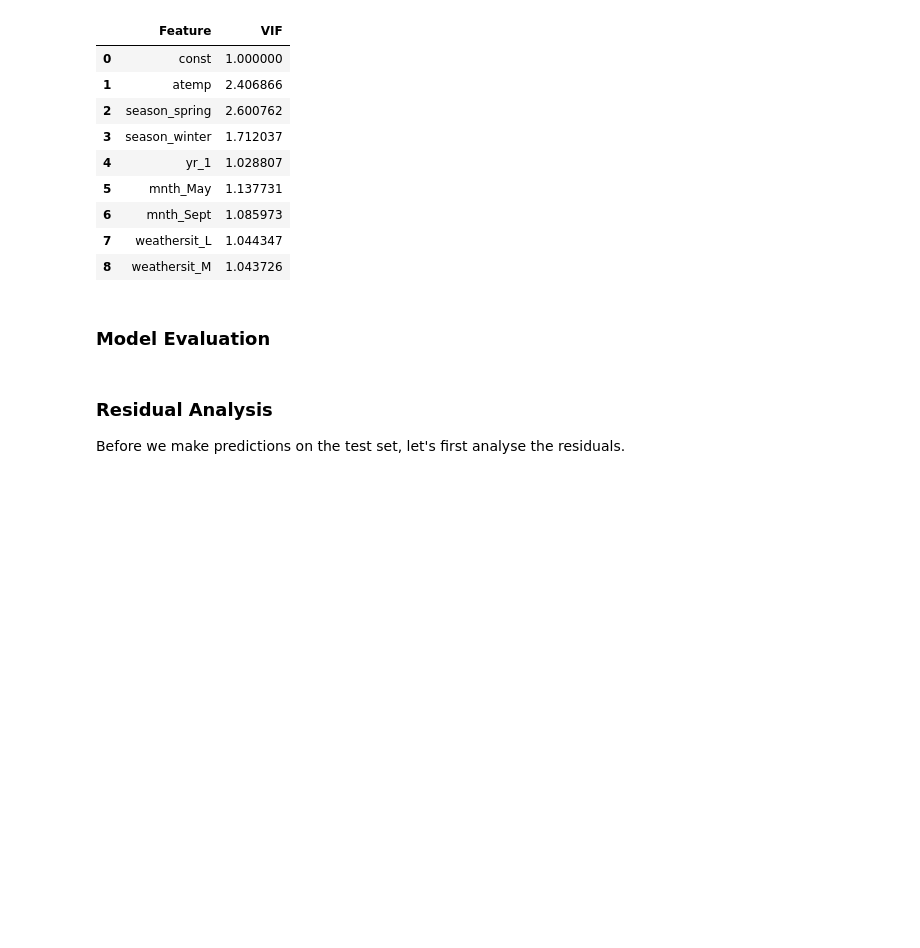
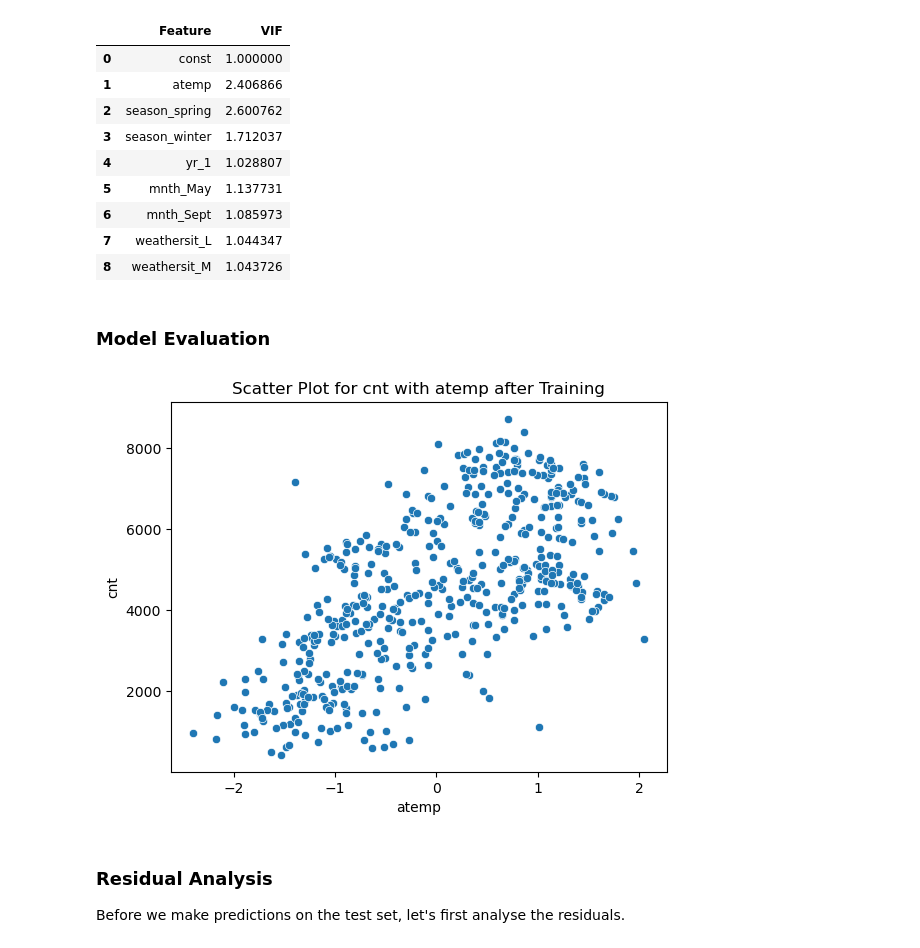
Before and after one commit to rakbha9/MultipleLinearRegression, a Jupyter notebook: Rakesh_Bhadra-Linear-Regression.ipynb, the cells around one changed output. Cells and saved outputs as stored; diff of their text form; code cells hidden in the pictures; blank space fills up the shorter version.

```diff
--- a/Rakesh_Bhadra-Linear-Regression.ipynb
+++ b/Rakesh_Bhadra-Linear-Regression.ipynb
@@ -943,6 +943,16 @@ final_X_train_sm = X_train4_sm
 final_X_test_sm = X_test4_sm
 # %% [markdown]
 ### Model Evaluation
+# %%
+# Out of 8 features , final Model has only 1 numerical feature - atemp - quantitative data
+# Checking for linear relationship of numerical variables with y_train which is cnt.
+sns.scatterplot(x = final_X_train_sm["atemp"], y = y_train)
+plt.xlabel('atemp')
+plt.ylabel('cnt')
+plt.title('Scatter Plot for cnt with atemp after Training')
+plt.show()
+# %% [output]
+[figure, added]
 # %% [markdown]
 ### Residual Analysis
 
```
Also changed, not shown: parts of 4 cells of this notebook, 1 other file.
